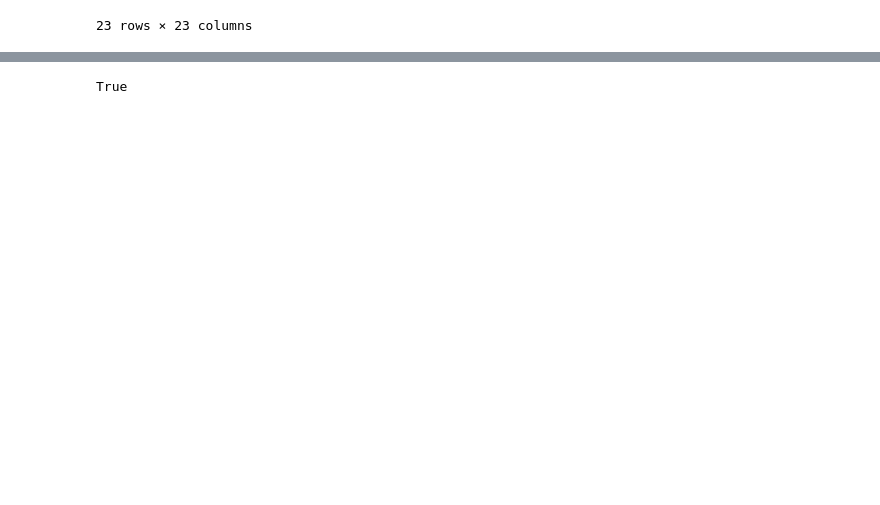
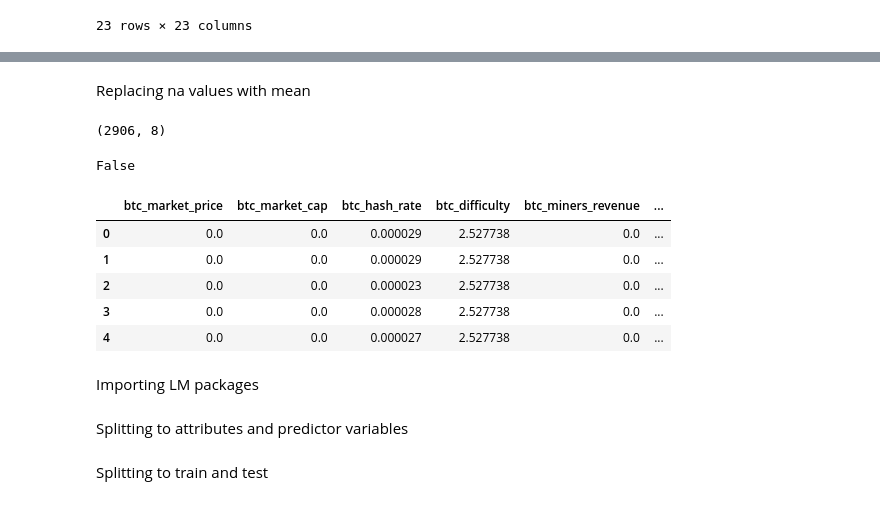
Before and after one commit to shrish83/Python-Basics, a Jupyter notebook: WidhyaInternship/Task 1/script.ipynb, the cells around one changed output, grey strips where cells are left out. Drawn from its saved outputs; the diff is of its cells as text; code cells hidden in the pictures; blank space fills up the shorter version.

```diff
--- a/WidhyaInternship/Task 1/script.ipynb
+++ b/WidhyaInternship/Task 1/script.ipynb
@@ -39,0 +53,3 @@ df.corr()  #btc_market_cap has the closest correlation to output variable btc_ma
+# %%
+df1 = df
+df1 = df1.drop(['btc_total_bitcoins', 'btc_avg_block_size','btc_n_orphaned_blocks','btc_n_transactions_per_block','btc_median_confirmation_time','btc_transaction_fees','btc_n_transactions_total','btc_n_transactions_excluding_popular','btc_n_transactions_excluding_chains_longer_than_100','btc_output_volume','btc_estimated_transaction_volume','btc_trade_volume','btc_blocks_size','btc_n_unique_addresses','btc_estimated_transaction_volume_usd','Date'], axis = 1)
@@ -40,4 +74,19 @@ df.corr()  #btc_market_cap has the closest correlation to output variable btc_ma
+# %% [markdown]
+Replacing na values with mean
+# %%
+df1['btc_market_price'].fillna(value=df1['btc_market_price'].mean(), inplace=True)
+df1['btc_market_cap'].fillna(value=df1['btc_market_cap'].mean(), inplace=True)
+df1['btc_hash_rate'].fillna(value=df1['btc_hash_rate'].mean(), inplace=True)
+df1['btc_difficulty'].fillna(value=df1['btc_difficulty'].mean(), inplace=True)
+df1['btc_miners_revenue'].fillna(value=df1['btc_miners_revenue'].mean(), inplace=True)
+df1['btc_cost_per_transaction'].fillna(value=df1['btc_cost_per_transaction'].mean(), inplace=True)
+df1['btc_cost_per_transaction_percent'].fillna(value=df1['btc_cost_per_transaction_percent'].mean(), inplace=True)
+df1['btc_n_transactions'].fillna(value=df1['btc_n_transactions'].mean(), inplace=True)
+# %%
+df1.shape
+# %% [output]
+(2906, 8)
 # %%
-df.isnull().values.any()
+df1.isnull().values.any()
 # %% [output]
-True
+False
@@ -45,0 +93,11 @@ df['btc_total_bitcoins'].fillna(value=df['btc_total_bitcoins'].mean(), inplace=T
+# %%
+df1.head()
+# %% [output]
+|  | btc_market_price | btc_market_cap | btc_hash_rate | btc_difficulty | btc_miners_revenue | ... |
+| 0 | 0.0 | 0.0 | 0.000029 | 2.527738 | 0.0 | ... |
+| 1 | 0.0 | 0.0 | 0.000029 | 2.527738 | 0.0 | ... |
+| 2 | 0.0 | 0.0 | 0.000023 | 2.527738 | 0.0 | ... |
+| 3 | 0.0 | 0.0 | 0.000028 | 2.527738 | 0.0 | ... |
+| 4 | 0.0 | 0.0 | 0.000027 | 2.527738 | 0.0 | ... |
+# %% [markdown]
+Importing LM packages
@@ -45,0 +108,2 @@ df['btc_total_bitcoins'].fillna(value=df['btc_total_bitcoins'].mean(), inplace=T
+# %% [markdown]
+Splitting to attributes and predictor variables
@@ -45,0 +114,2 @@ df['btc_total_bitcoins'].fillna(value=df['btc_total_bitcoins'].mean(), inplace=T
+# %% [markdown]
+Splitting to train and test
```
Also changed, not shown: parts of 20 cells of this notebook, 11 other files.
